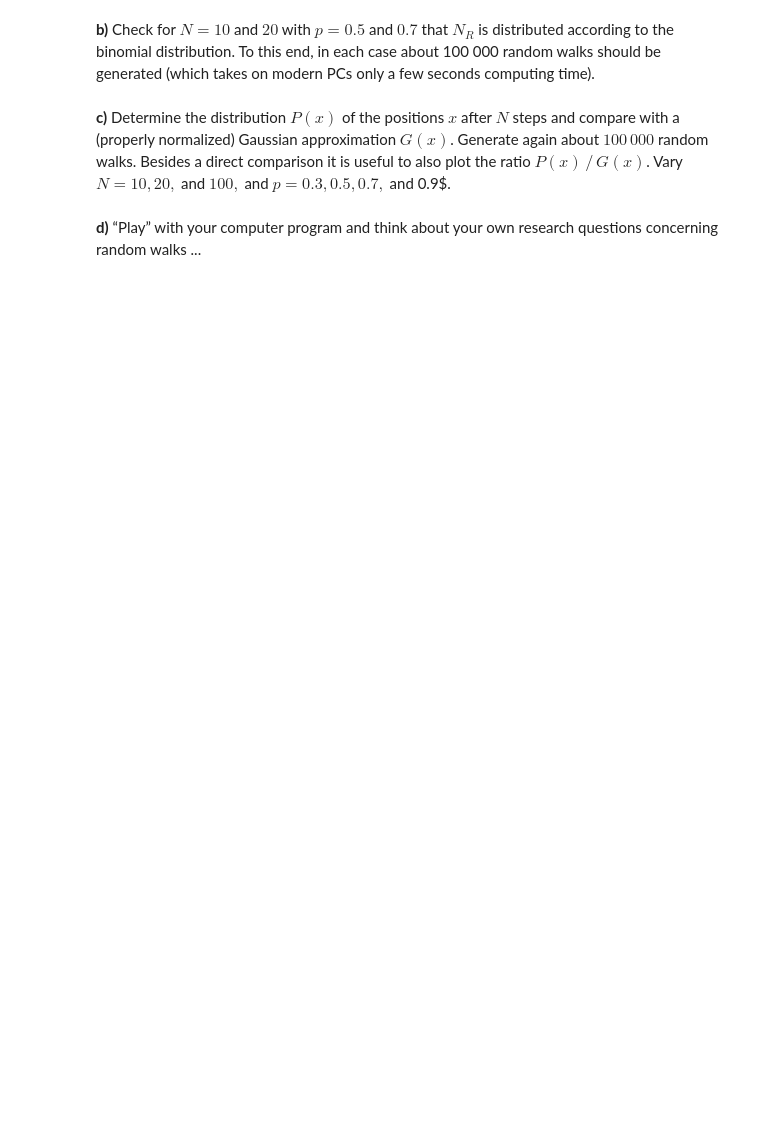
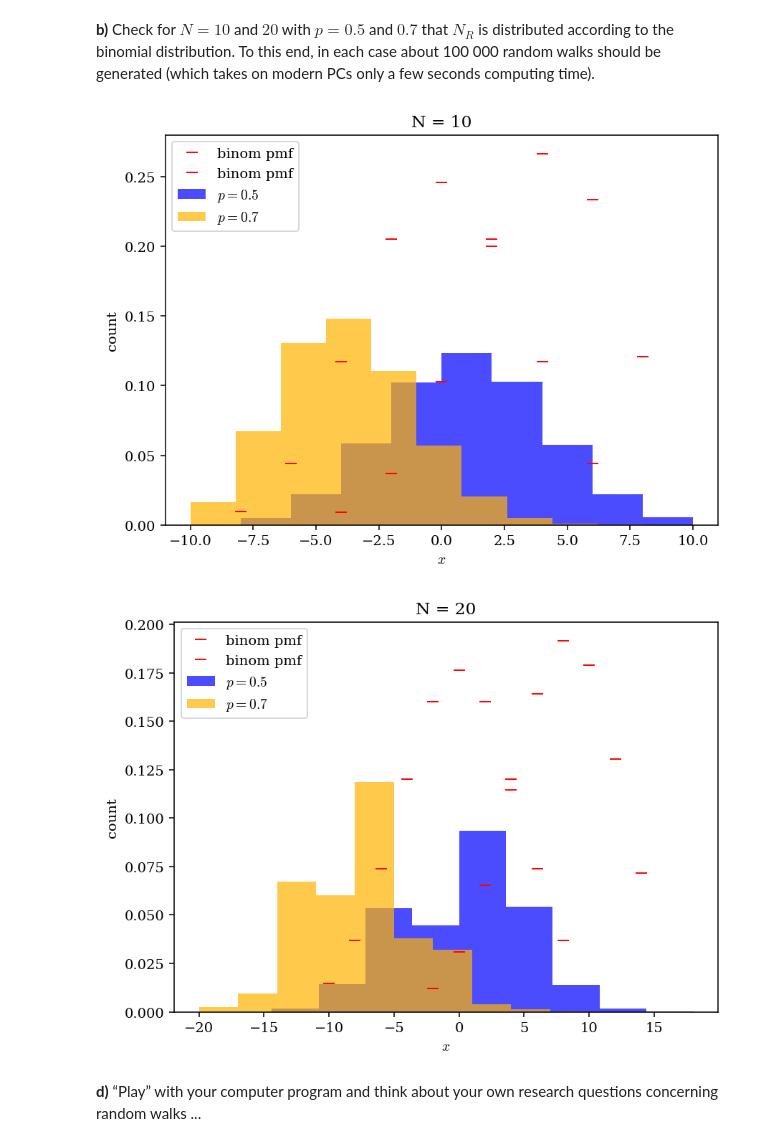
Before and after one commit to till-robert/cs1_seminar, a Jupyter notebook: task11/task11.ipynb, the cells around one changed output. Saved outputs shown, nothing was run; the diff lists cells and outputs as text; code cells hidden in the pictures; blank space fills up the shorter version.

```diff
--- a/task11/task11.ipynb
+++ b/task11/task11.ipynb
@@ -12,8 +36,3 @@ outcome visually after $10,$ $20,$ and $100$ steps
 **b)** Check for $N = 10$ and $20$ with $p = 0.5$ and $0.7$ that $N_R$ is distributed according to the binomial distribution. To this end, in
 each case about 100 000 random walks should be generated (which
 takes on modern PCs only a few seconds computing time).
-# %% [markdown]
-**c)** Determine the distribution $P(x)$ of the positions $x$ after $N$ steps
-and compare with a (properly normalized) Gaussian approximation $G(x)$. Generate again about $100\,000$ random walks. Besides
-a direct comparison it is useful to also plot the ratio $P(x) \, / \, G(x)$.
-Vary $N = 10, 20,$ and $100,$ and $p = 0.3, 0.5, 0.7,$ and 0.9$.
@@ -20,3 +41,27 @@ Vary $N = 10, 20,$ and $100,$ and $p = 0.3, 0.5, 0.7,$ and 0.9$.
+# %%
+for N in [10,20,100]:
+    steps = gen_walks(N,100_000)[1
+    ]
+    x1 = np.arange(binom.ppf(0.01, N, 0.5),
+              binom.ppf(0.99, N, 0.5))
+    plt.hist(walks[-1,:], fc=(0, 0, 1, 0.7), label=r"$p = 0.5$", density=True)
+    plt.plot(x1*2-N, binom.pmf(x1,N , 0.5), 'r_', ms=8, label='binom pmf')
+
+    x2 = np.arange(binom.ppf(0.01, N, 0.7),
+              binom.ppf(0.99, N, 0.7))
+    walks2 = gen_walks(N,100_000,p=0.7)
+    plt.hist(walks2[-1,:], fc=(1, 0.7, 0, 0.7), label=r"$p = 0.7$", density=True)
+    plt.plot(x2*2-N, binom.pmf(x2,N , 0.7), 'r_', ms=8, label='binom pmf')
+
+
+    plt.legend()
+    plt.title(f"N = {N}")
+    plt.ylabel("count")
+    plt.xlabel("$x$")
+    plt.show()
+# %% [output]
+[figure, added]
+[figure, added]
 # %% [markdown]
 **d)** “Play” with your computer program and think about your own
 research questions concerning random walks ...
```
Also changed, not shown: parts of 4 cells of this notebook, 4 other files.
